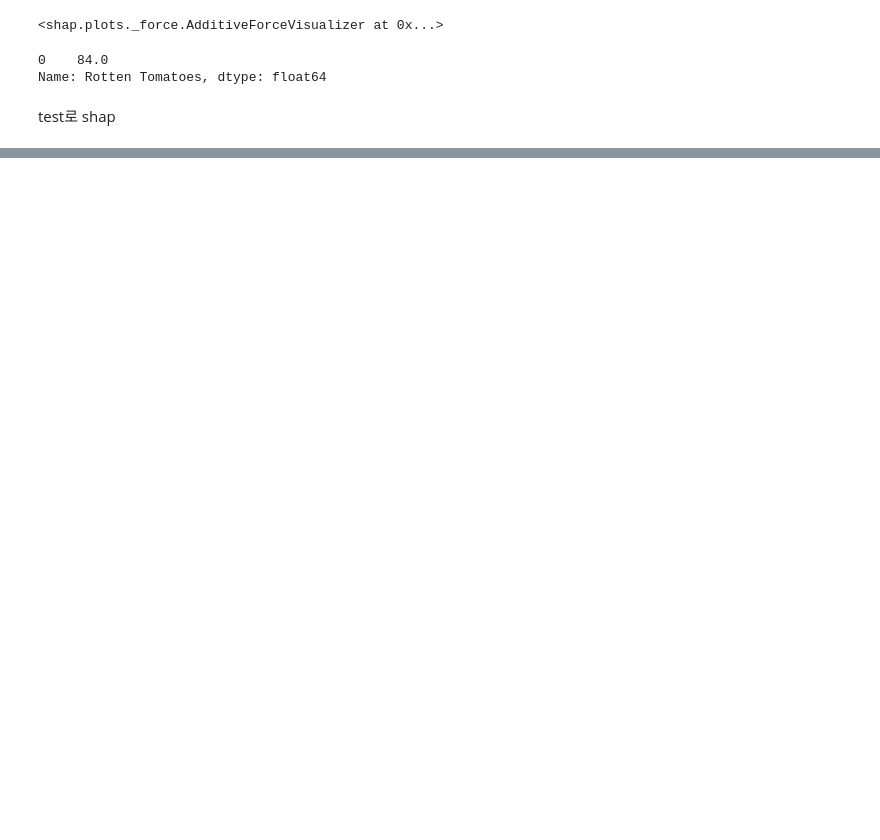
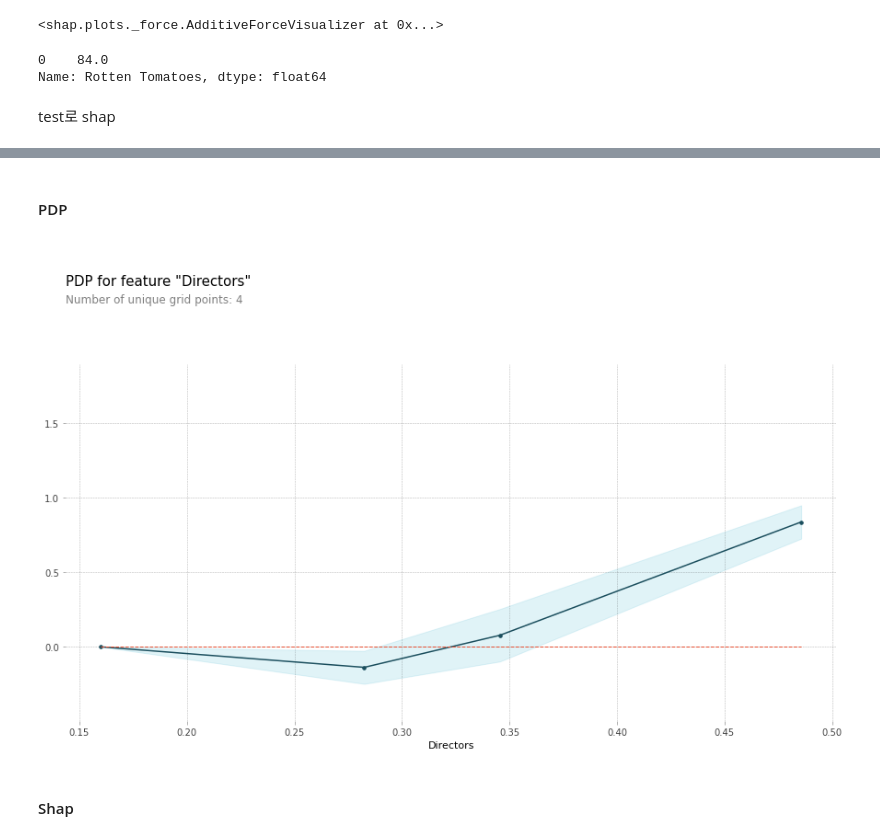
Before and after one commit to jiho-kang/Data_Analysis_Project, a Jupyter notebook: [project2]_Movies_on_streaming_platform.ipynb, the cells around one changed output, grey strips where cells are left out. Drawn from its saved outputs; the diff is of its cells as text; code cells hidden in the pictures; blank space fills up the shorter version.

```diff
--- a/[project2]_Movies_on_streaming_platform.ipynb
+++ b/[project2]_Movies_on_streaming_platform.ipynb
@@ -1302,0 +2213,6 @@ test로 shap
+# %%
+X_train_ori_encoded = encoder.fit_transform(X_train_ori, y_train_ori)
+X_test_encoded = encoder.fit_transform(X_test, y_test)
+
+final.fit(X_train_ori_encoded, y_train_ori)
+roc_auc_score(y_test, final.predict(X_test_encoded))
@@ -1302,0 +2225,18 @@ test로 shap
+# %%
+encoder = TargetEncoder(cols=['Title', 'Directors', 'Genres', 'Country',
+                                     'Language'],
+                               drop_invariant=False, handle_missing='value',
+                               handle_unknown='value', min_samples_leaf=17,
+                               return_df=True, smoothing=10.0, verbose=0)
+
+encoder.fit_transform(X_train_ori, y_train_ori)
+X_test_encoded = encoder.fit_transform(X_test, y_test)
+# %%
+# Permutation Importance로 columimport eli5
+import eli5
+from eli5.sklearn import PermutationImportance
+permuter = PermutationImportance(final,
+                                  scoring='roc_auc',
+                                  n_iter=5, #다른 random seed를 사용하여 5번 반복
+                                  random_state=2)
+permuter.fit(X_test_encoded, y_test);
@@ -1302,0 +2264,2 @@ test로 shap
+# %% [markdown]
+#### PDP
@@ -1302,0 +2268,20 @@ test로 shap
+# %%
+from pdpbox.pdp import pdp_isolate, pdp_plot
+import matplotlib.pyplot as plt
+X_test_ready.fillna(X_test_ready.mean(), inplace=True)
+feature = 'Directors'
+# %%
+isolated = pdp_isolate(
+    model=final,
+    dataset=X_test_encoded,
+    model_features=X_test_encoded.columns,
+    feature=feature,
+    grid_type='percentile', # default='percentile', or 'equal'
+    num_grid_points=10 # default=10
+)
+
+pdp_plot(isolated, feature_name=feature);
+# %% [output]
+[figure, added]
+# %% [markdown]
+#### Shap
```
Also changed, not shown: parts of 84 cells of this notebook.
